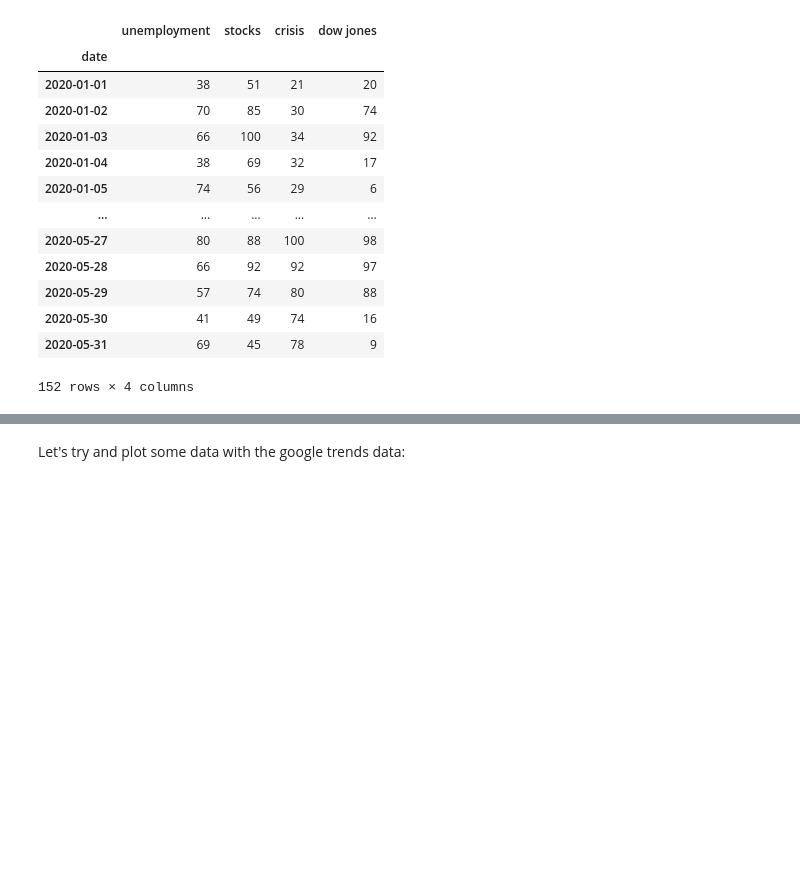
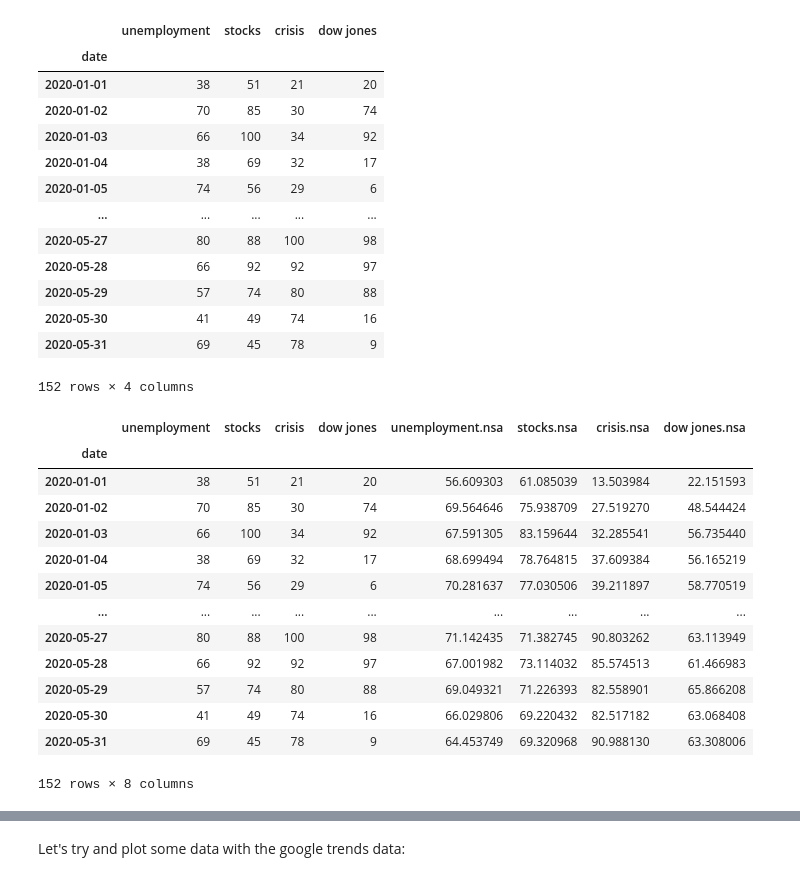
Before and after one commit to epfl-ada/ada-2020-project-milestone-p3-p3_adanas, a Jupyter notebook: creative_extension.ipynb, the cells around one changed output, grey strips where cells are left out. Saved outputs shown, nothing was run; the diff lists cells and outputs as text; code cells hidden in the pictures; blank space fills up the shorter version.

```diff
--- a/creative_extension.ipynb
+++ b/creative_extension.ipynb
@@ -277,4 +283,27 @@ g_trends_daily
 | 2020-05-30 | 41 | 49 | 74 | 16 |
 | 2020-05-31 | 69 | 45 | 78 | 9 |
 152 rows × 4 columns
+# %%
+from statsmodels.tsa.seasonal import STL
+
+# Creating non-seasonal time series for the Google queries (it actually improves the convergence of optimizer when fitting the model)
+for keyword in keywords:
+    g_trends_daily[keyword+'.nsa'] = g_trends_daily[keyword] - STL(g_trends_daily[keyword]).fit().seasonal
+
+g_trends_daily
+# %% [output]
+|  | unemployment | stocks | crisis | dow jones | unemployment.nsa | stocks.nsa | crisis.nsa | dow jones.nsa |
+| date |  |  |  |  |  |  |  |  |
+| 2020-01-01 | 38 | 51 | 21 | 20 | 56.609303 | 61.085039 | 13.503984 | 22.151593 |
+| 2020-01-02 | 70 | 85 | 30 | 74 | 69.564646 | 75.938709 | 27.519270 | 48.544424 |
+| 2020-01-03 | 66 | 100 | 34 | 92 | 67.591305 | 83.159644 | 32.285541 | 56.735440 |
+| 2020-01-04 | 38 | 69 | 32 | 17 | 68.699494 | 78.764815 | 37.609384 | 56.165219 |
+| 2020-01-05 | 74 | 56 | 29 | 6 | 70.281637 | 77.030506 | 39.211897 | 58.770519 |
+| ... | ... | ... | ... | ... | ... | ... | ... | ... |
+| 2020-05-27 | 80 | 88 | 100 | 98 | 71.142435 | 71.382745 | 90.803262 | 63.113949 |
+| 2020-05-28 | 66 | 92 | 92 | 97 | 67.001982 | 73.114032 | 85.574513 | 61.466983 |
+| 2020-05-29 | 57 | 74 | 80 | 88 | 69.049321 | 71.226393 | 82.558901 | 65.866208 |
+| 2020-05-30 | 41 | 49 | 74 | 16 | 66.029806 | 69.220432 | 82.517182 | 63.068408 |
+| 2020-05-31 | 69 | 45 | 78 | 9 | 64.453749 | 69.320968 | 90.988130 | 63.308006 |
+152 rows × 8 columns
 # %%
```
Also changed, not shown: parts of 14 cells of this notebook.
